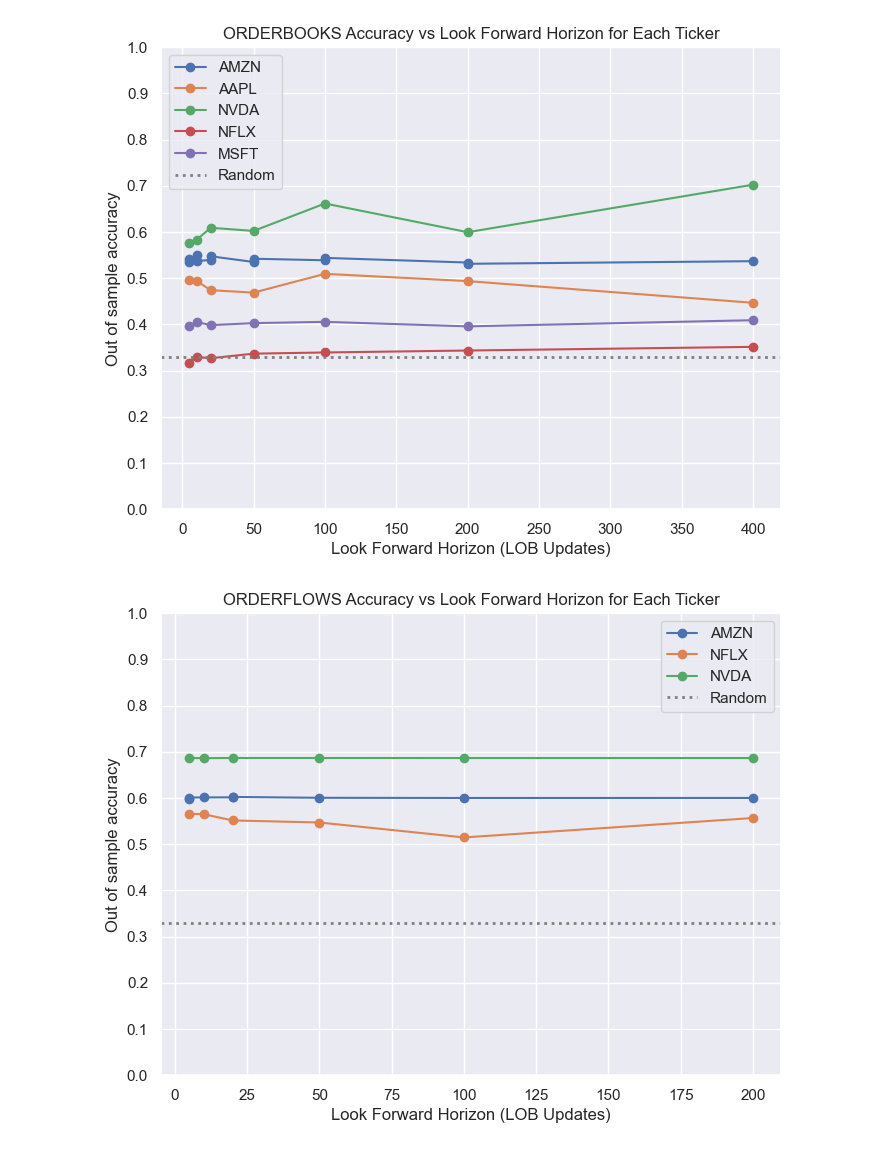
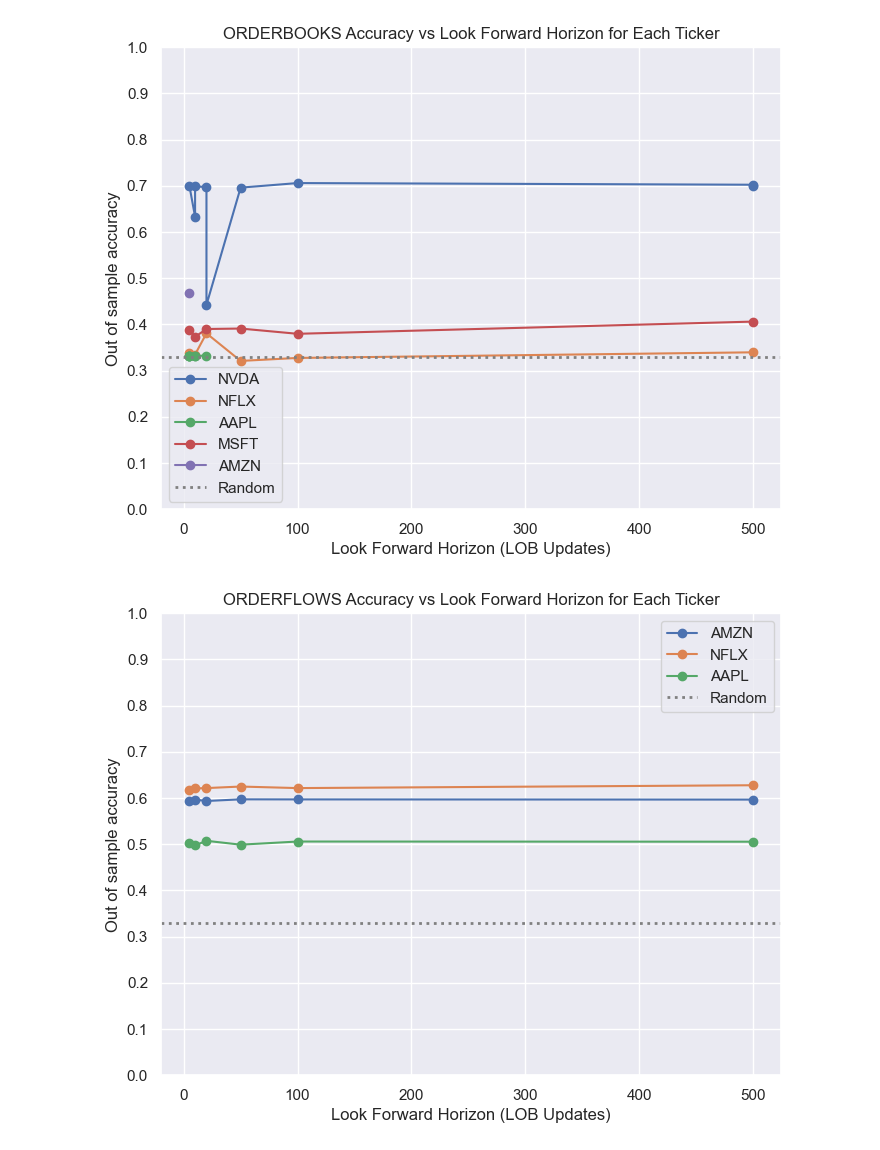
Before and after one commit to benhunt19/deep-lob-project, a Jupyter notebook: src/notebooks/resultsExploration.ipynb, the cells around one changed output. Drawn from its saved outputs; the diff is of its cells as text; code cells hidden in the pictures.

```diff
--- a/src/notebooks/resultsExploration.ipynb
+++ b/src/notebooks/resultsExploration.ipynb
@@ -14,8 +16,12 @@ from src.data_processing.resultMetaUtils import frameFromResultMeta
 # %%
 # Create the datatframe from the results meta
 df = frameFromResultMeta()
-print(df.columns)
-cols = ['meta.ticker', 'meta.numEpoch', 'meta.lookForwardHorizon', 'meta.rowLim', 'accuracy', 'meta.representation', 'meta.model', 'run_id']
+print(sorted(df.columns))
+cols = [
+    'run_id',
+    'meta.ticker', 'meta.numEpoch', 'meta.lookForwardHorizon', 'meta.rowLim', 'meta.representation', 'meta.model',
+    'metrics.accuracy', 'metrics.confusion_matrix', 'metrics.f1', 'metrics.precision', 'metrics.recall',
+]
 df = df[cols]
 display(df)
 # %% [output]
@@ -43,11 +75,15 @@ Index(['run_id', 'accuracy', 'meta.model', 'meta.numEpoch', 'meta.ticker',
 # %%
 orderbook = df
+
+orderbook.dropna(subset=['metrics.accuracy'], inplace=True)
+orderbook = orderbook[orderbook['meta.lookForwardHorizon'] < 2000]
+# print(orderbook)
 
 # Conditions for orderbooks training
 conditions = {
     'meta.rowLim': 1000000,
-    'meta.numEpoch': 5,
     'meta.representation': 'orderbooks',
+    # 'meta.numEpoch': 5,
     'meta.model': 'deepLOB_TF'
 }
 
@@ -61,27 +97,28 @@ for ticker in tickers:
     orderbooks.append(
         orderbook.loc[orderbook['meta.ticker'] == ticker].sort_values('meta.lookForwardHorizon')
     )
+# orderbooks
 # %%
 fig, ax = plt.subplots(figsize=(8, 6))
 sns.set()
 for d in orderbooks:
     d_sorted = d.sort_values('meta.lookForwardHorizon')
     ax.plot(
         d_sorted['meta.lookForwardHorizon'],
-        d_sorted['accuracy'],
+        d_sorted['metrics.accuracy'],
         marker='o',
         label=d_sorted['meta.ticker'].iloc[0]
     )
 ax.set_xlabel('Look Forward Horizon (LOB Updates)')
 ax.set_ylabel('Out of sample accuracy')
 ax.set_ylim(0,1)
 ax.set_title('ORDERBOOKS Accuracy vs Look Forward Horizon for Each Ticker')
 ax.set_yticks([round(y, 1) for y in list(np.arange(0.0, 1.01, 0.1))])
 ax.axhline(0.33, color='gray', linestyle=':', linewidth=2, label='Random')
 ax.legend()
 plt.show()
 # %% [output]
-[figure, old version]
+[figure, new version]
 # %%
 orderflow = df
 
@@ -110,7 +147,7 @@ sns.set()
 for d in orderflows:
     ax.plot(
         d['meta.lookForwardHorizon'],
-        d['accuracy'],
+        d['metrics.accuracy'],
         marker='o',
         label=d['meta.ticker'].iloc[0]
     )
@@ -123,7 +160,7 @@ ax.axhline(0.33, color='gray', linestyle=':', linewidth=2, label='Random')
 ax.legend()
 plt.show()
 # %% [output]
-[figure, old version]
+[figure, new version]
 # %%
 tickers_orderbooks = set(orderbook['meta.ticker'].unique())
 tickers_orderflows = set(orderflow['meta.ticker'].unique())
```
Also changed, not shown: parts of 8 cells of this notebook, 9 other files.
